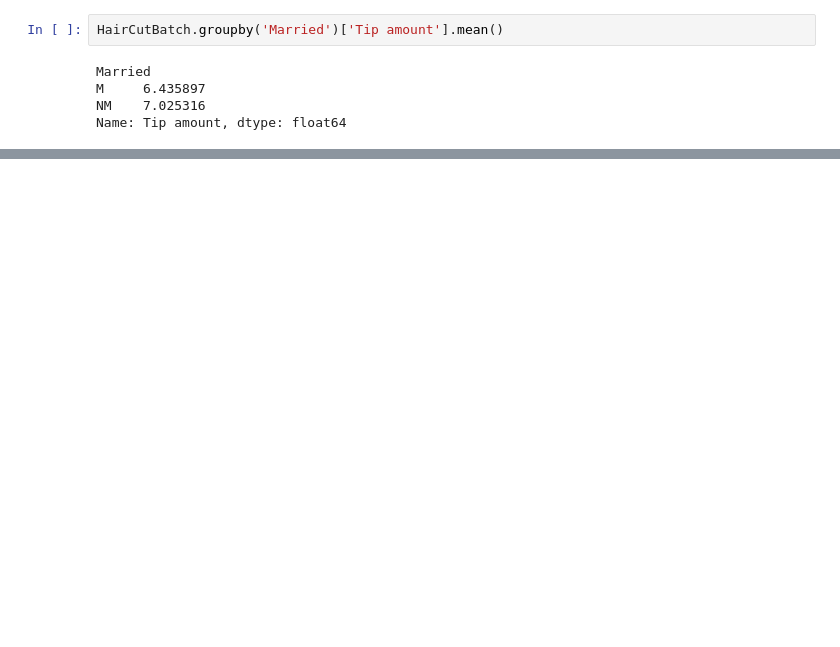
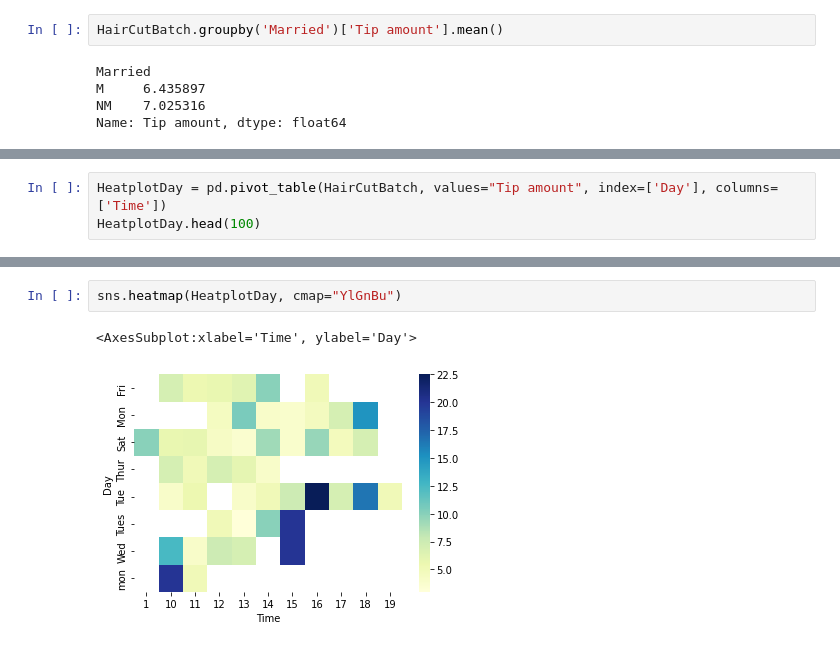
Before and after one commit to ingimar-eyfjord/Hair_tip_data_analysis, a Jupyter notebook: Hair_tip_data_analysis.ipynb, the cells around one changed output, grey strips where cells are left out. Cells and saved outputs as stored; diff of their text form; blank space fills up the shorter version.

```diff
--- a/Hair_tip_data_analysis.ipynb
+++ b/Hair_tip_data_analysis.ipynb
@@ -86,0 +129,3 @@ ax[1].legend_.remove()
+# %%
+HeatplotDay = pd.pivot_table(HairCutBatch, values="Tip amount", index=['Day'], columns=['Time'])
+HeatplotDay.head(100)
@@ -86,0 +143,5 @@ ax[1].legend_.remove()
+# %%
+sns.heatmap(HeatplotDay, cmap="YlGnBu")
+# %% [output]
+<AxesSubplot:xlabel='Time', ylabel='Day'>
+[figure, added]
```
Also changed, not shown: parts of 11 cells of this notebook.
